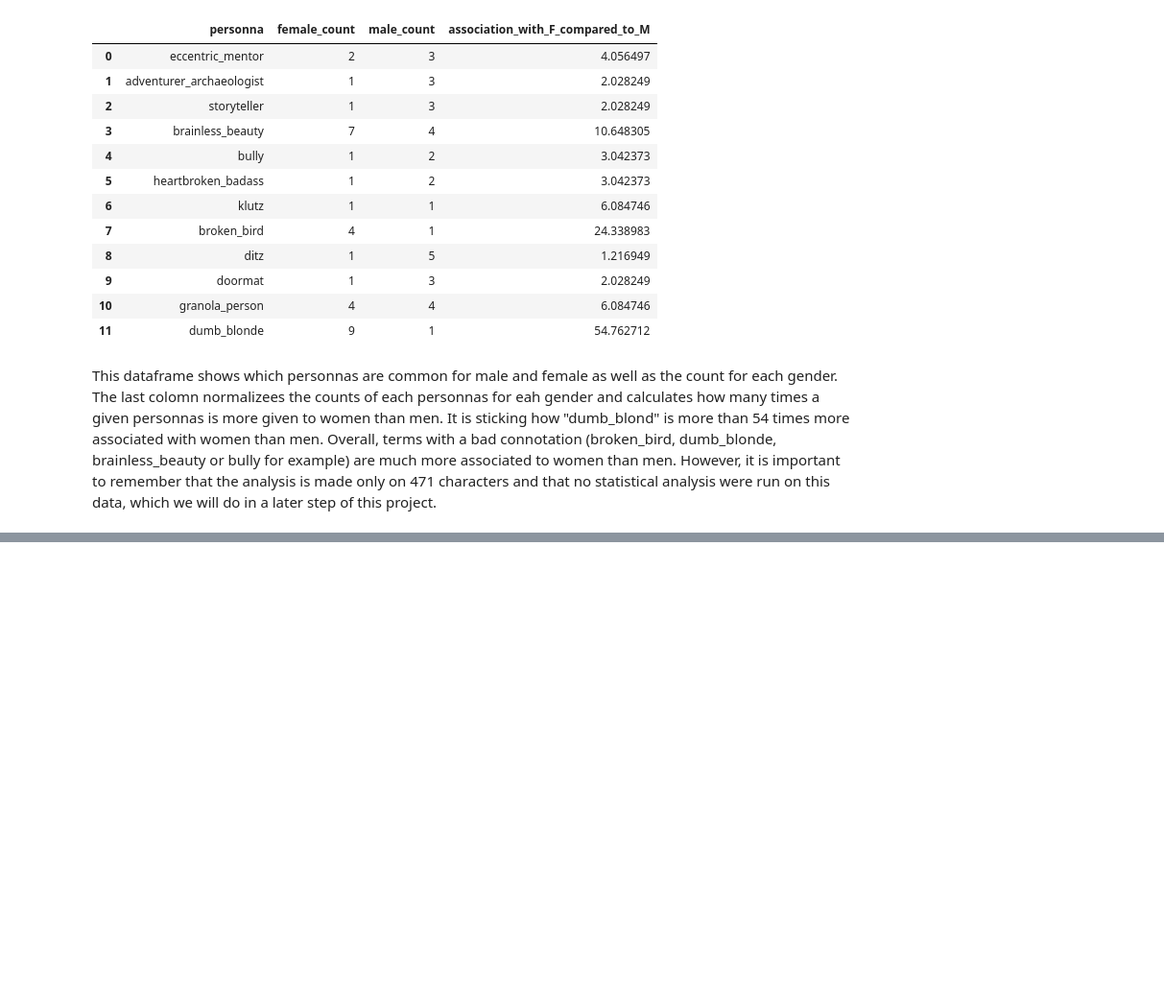
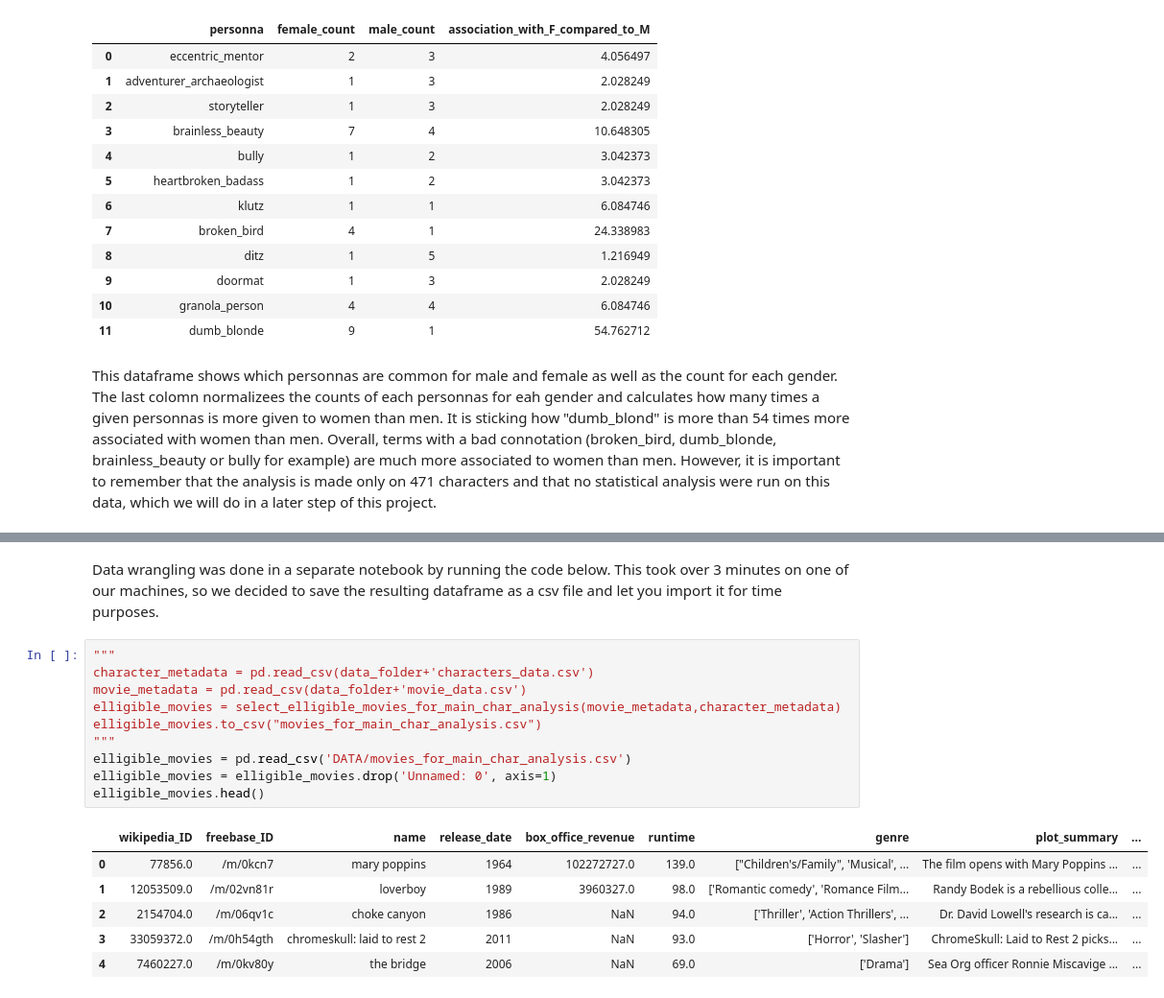
Before and after one commit to epfl-ada/ada-2023-project-badabob, a Jupyter notebook: M2.ipynb, the cells around one changed output, grey strips where cells are left out. Shown at 96% size. Saved outputs shown, nothing was run; the diff lists cells and outputs as text; blank space fills up the shorter version.

```diff
--- a/M2.ipynb
+++ b/M2.ipynb
@@ -1183,0 +1192,19 @@ This dataframe shows which personnas are common for male and female as well as t
+# %% [markdown]
+Data wrangling was done in a separate notebook by running the code below. This took over 3 minutes on one of our machines, so we decided to save the resulting dataframe as a csv file and let you import it for time purposes.
+# %%
+"""
+character_metadata = pd.read_csv(data_folder+'characters_data.csv')
+movie_metadata = pd.read_csv(data_folder+'movie_data.csv')
+elligible_movies = select_elligible_movies_for_main_char_analysis(movie_metadata,character_metadata)
+elligible_movies.to_csv("movies_for_main_char_analysis.csv")
+"""
+elligible_movies = pd.read_csv('DATA/movies_for_main_char_analysis.csv')
+elligible_movies = elligible_movies.drop('Unnamed: 0', axis=1)
+elligible_movies.head()
+# %% [output]
+|  | wikipedia_ID | freebase_ID | name | release_date | box_office_revenue | runtime | genre | plot_summary | ... |
+| 0 | 77856.0 | /m/0kcn7 | mary poppins | 1964 | 102272727.0 | 139.0 | ["Children's/Family", 'Musical', ... | The film opens with Mary Poppins ... | ... |
+| 1 | 12053509.0 | /m/02vn81r | loverboy | 1989 | 3960327.0 | 98.0 | ['Romantic comedy', 'Romance Film... | Randy Bodek is a rebellious colle... | ... |
+| 2 | 2154704.0 | /m/06qv1c | choke canyon | 1986 | NaN | 94.0 | ['Thriller', 'Action Thrillers', ... | Dr. David Lowell's research is ca... | ... |
+| 3 | 33059372.0 | /m/0h54gth | chromeskull: laid to rest 2 | 2011 | NaN | 93.0 | ['Horror', 'Slasher'] | ChromeSkull: Laid to Rest 2 picks... | ... |
+| 4 | 7460227.0 | /m/0kv80y | the bridge | 2006 | NaN | 69.0 | ['Drama'] | Sea Org officer Ronnie Miscavige ... | ... |
```
Also changed, not shown: parts of 9 cells of this notebook, 3 other files.
